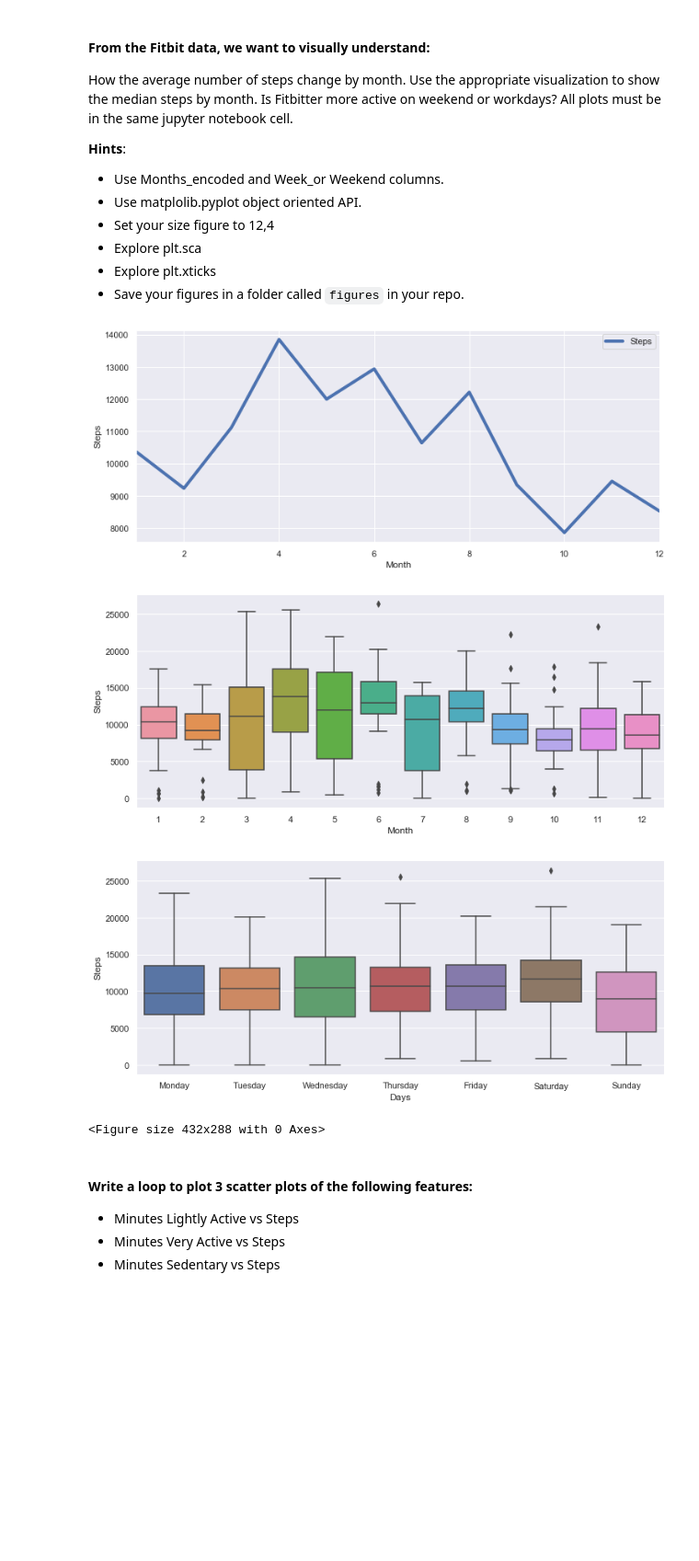
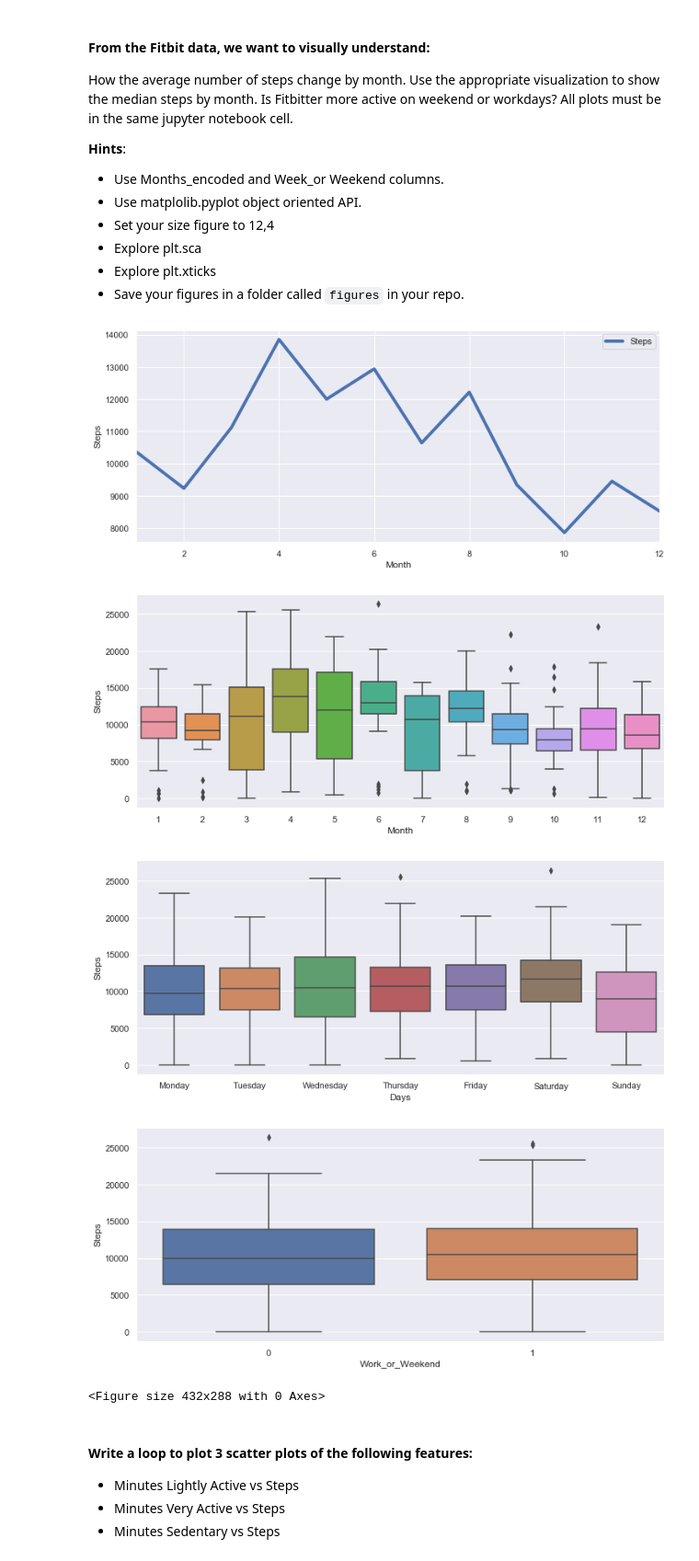
Before and after one commit to ta-data-lis/lab-matplotlib-seaborn, a Jupyter notebook: your-code/main.ipynb, the cells around one changed output. Shown at 92% size. Saved outputs shown, nothing was run; the diff lists cells and outputs as text; code cells hidden in the pictures; blank space fills up the shorter version.

Commit message:
Added  the weekend graph

```diff
--- a/your-code/main.ipynb
+++ b/your-code/main.ipynb
@@ -110,33 +110,42 @@ How the average number of steps change by month. Use the appropriate visualizati
 # MEDIAN STEPS BY MONTH_ENCODED
 # your code here
 import datetime
 iris = sns.load_dataset("iris")
 
 
 fitbit['month'] = pd.DatetimeIndex(fitbit['Date']).month
 fitbit_month = fitbit.groupby('month', as_index=False). agg({'Steps': 'median'})
 
 ax1 =  fitbit_month.plot(x='month', y='Steps',linewidth =4, figsize=(12,5))
 ax1.set(xlabel='Month', ylabel='Steps')
 plt.show()
 
 plt.figure(figsize=(12,5))
 ax2= sns.boxplot(x="month", y="Steps", data=fitbit)
 ax2.set(xlabel='Month', ylabel='Steps')
 plt.show()
 
 # MEDIAN STEPS BY WORK_OR_WEEKEND
 # your code here
 fig, ax3 = plt.subplots(figsize=(12,5))
 ax3= sns.boxplot(x="Days", y="Steps", data=fitbit, order=["Monday", "Tuesday", "Wednesday", "Thursday", "Friday", "Saturday", "Sunday"])
 plt.show()
 
 
+
+fig, ax4 = plt.subplots(figsize=(12,5))
+ax4= sns.boxplot(x="Work_or_Weekend", y="Steps", data=fitbit)
+plt.show()
+
+
 plt.savefig("foo.png")
+
+plt.savefig("foo.png")
 # %% [output]
 [figure]
 [figure]
 [figure]
+[figure, added]
 <Figure size 432x288 with 0 Axes>
 # %% [markdown]
 #### Write a loop to plot 3 scatter plots of the following features:
```
Also changed, not shown: parts of 1 cell of this notebook.
